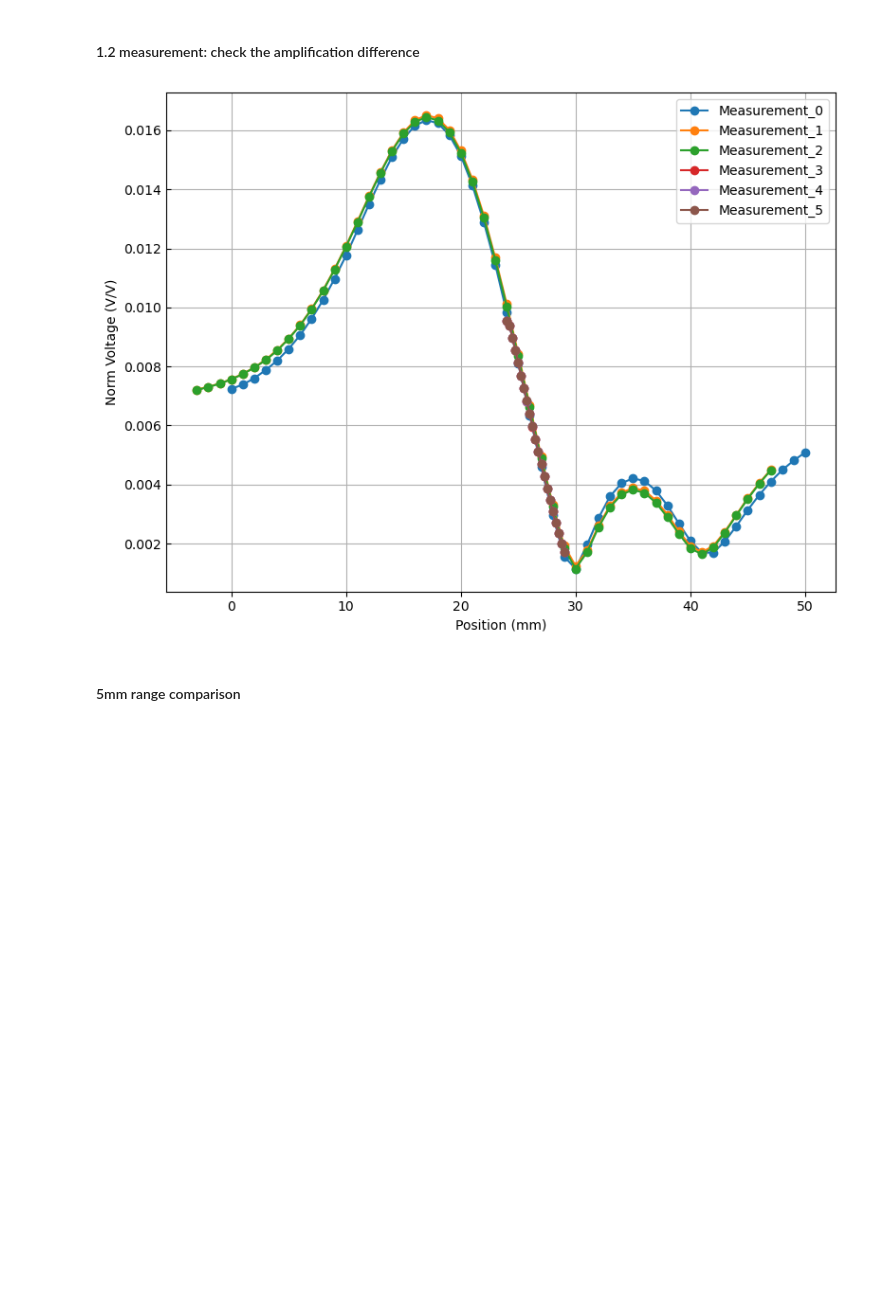
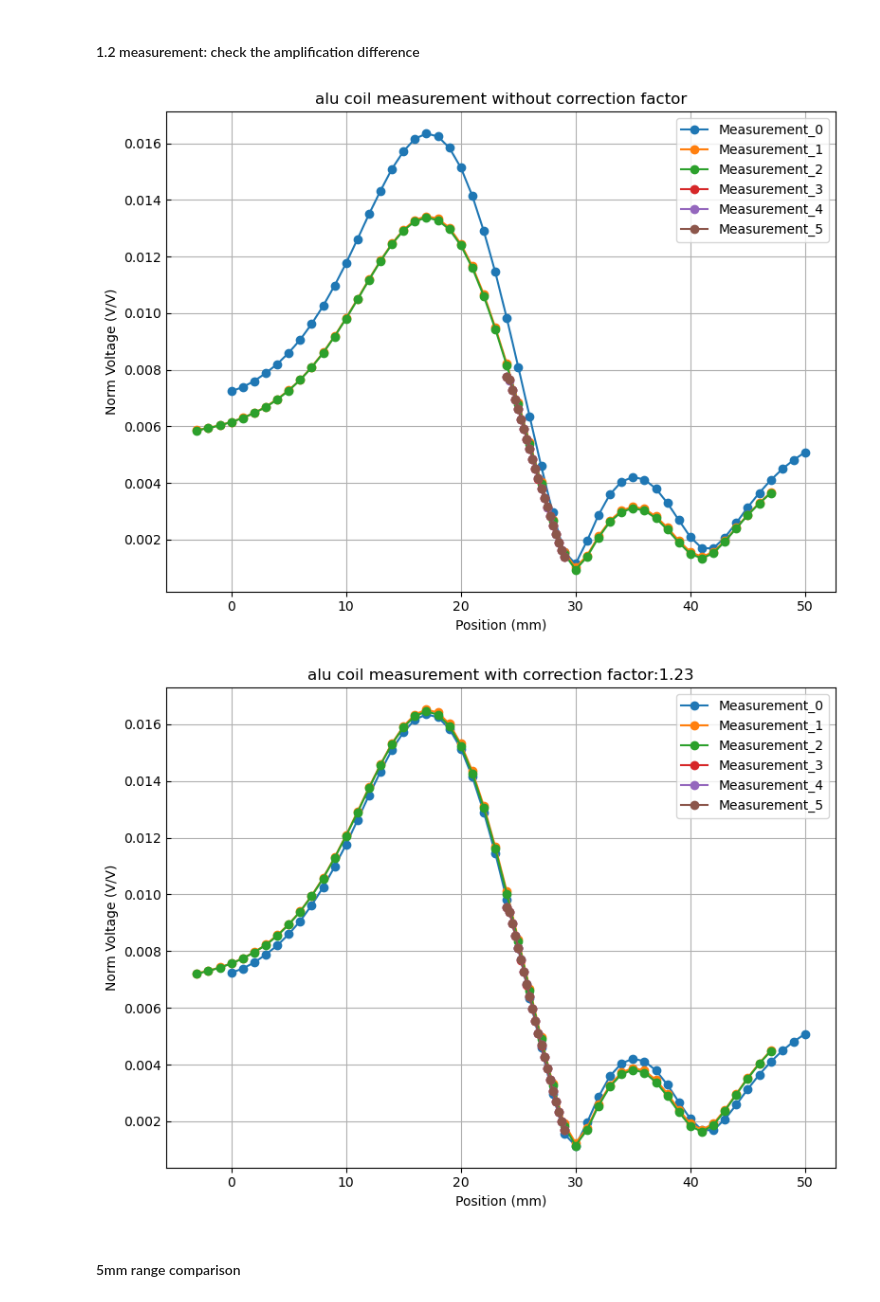
Before and after one commit to li-pengbo/femm-lvdt, a Jupyter notebook: simulation/notebook/sim_prototype_validation.ipynb, the cells around one changed output. Drawn from its saved outputs; the diff is of its cells as text; code cells hidden in the pictures; blank space fills up the shorter version.

Commit message:
add the comparison of the correction factor for the measurement result

```diff
--- a/simulation/notebook/sim_prototype_validation.ipynb
+++ b/simulation/notebook/sim_prototype_validation.ipynb
@@ -43,34 +43,61 @@ exp_files_50mm = ['../data/prototype_validation/lvdt/lvdt_measurement_alucoil_50
                   '../data/prototype_validation/lvdt/lvdt_measurement_alucoil_50mm_1mm_offset_21_6V.h5',
                   '../data/prototype_validation/lvdt/lvdt_measurement_alucoil_5mm_0p25mm_offset_01_6V.h5',
                   '../data/prototype_validation/lvdt/lvdt_measurement_alucoil_5mm_0p25mm_offset_02_6V.h5',
                   '../data/prototype_validation/lvdt/lvdt_measurement_alucoil_5mm_0p25mm_offset_03_6V.h5',]
 
 correction_factor = 1.23
 
 plt.figure(figsize=(8,6))
 for i, file in enumerate(exp_files_50mm):
     f = h5py.File(file, 'r')
     exp_pos = np.array(f['PI'][:])
     exp_pickup_amp = np.array(f['Fit_Amp'][:])
     exp_input_waveform = np.array(f['excitation'][:])
     exp_pickup_waveform = np.array(f['pick-up'][:])
 
     exp_input_volt = np.mean([np.std(x)*np.sqrt(2) for x in exp_input_waveform]) # it is already the readout from two excitation coils
     exp_pickup_volt = np.array([np.std(x)*np.sqrt(2) for x in exp_pickup_waveform])
     exp_pickup_volt_norm = (exp_pickup_volt / exp_input_volt)
     if i != 0:
         exp_pos = exp_pos - 3
+        exp_pickup_volt_norm = exp_pickup_volt_norm
+
+    plt.plot(exp_pos, exp_pickup_volt_norm, marker = 'o', label=f'Measurement_{i}')
+    plt.xlabel('Position (mm)')
+    plt.ylabel('Norm Voltage (V/V)')
+    plt.title('alu coil measurement without correction factor')
+    plt.tick_params(axis='y', direction='in')
+    plt.legend()
+    plt.grid(True)
+
+plt.tight_layout()
+
+plt.figure(figsize=(8,6))
+for i, file in enumerate(exp_files_50mm):
+    f = h5py.File(file, 'r')
+    exp_pos = np.array(f['PI'][:])
+    exp_pickup_amp = np.array(f['Fit_Amp'][:])
+    exp_input_waveform = np.array(f['excitation'][:])
+    exp_pickup_waveform = np.array(f['pick-up'][:])
+
+    exp_input_volt = np.mean([np.std(x)*np.sqrt(2) for x in exp_input_waveform]) # it is already the readout from two excitation coils
+    exp_pickup_volt = np.array([np.std(x)*np.sqrt(2) for x in exp_pickup_waveform])
+    exp_pickup_volt_norm = (exp_pickup_volt / exp_input_volt)
+    if i != 0:
+        exp_pos = exp_pos - 3
         exp_pickup_volt_norm = exp_pickup_volt_norm * correction_factor
 
     plt.plot(exp_pos, exp_pickup_volt_norm, marker = 'o', label=f'Measurement_{i}')
     plt.xlabel('Position (mm)')
     plt.ylabel('Norm Voltage (V/V)')
+    plt.title(f'alu coil measurement with correction factor:{correction_factor}')
     plt.tick_params(axis='y', direction='in')
     plt.legend()
     plt.grid(True)
 plt.tight_layout()
 # %% [output]
-[figure, old version]
+[figure, new version]
+[figure, added]
 # %% [markdown]
 #### 5mm range comparison
 # %%
```
